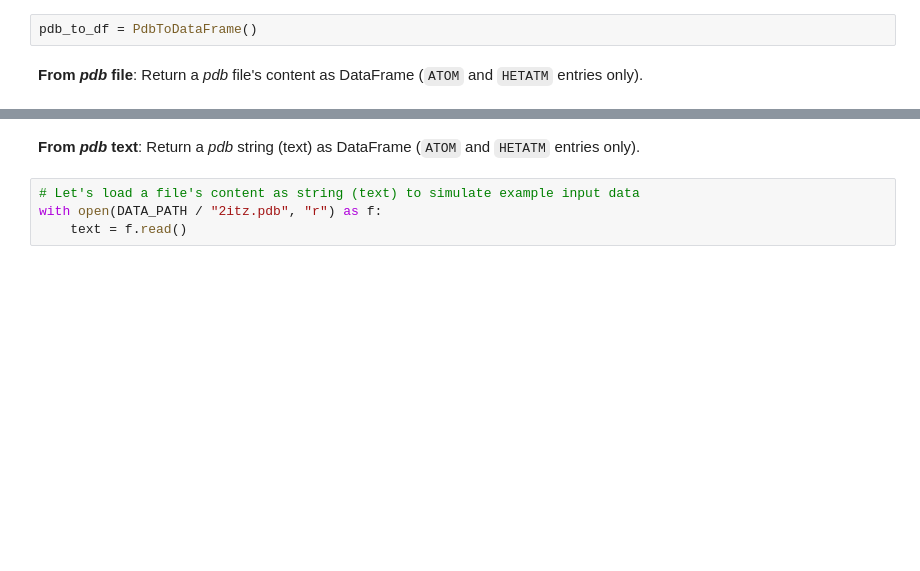
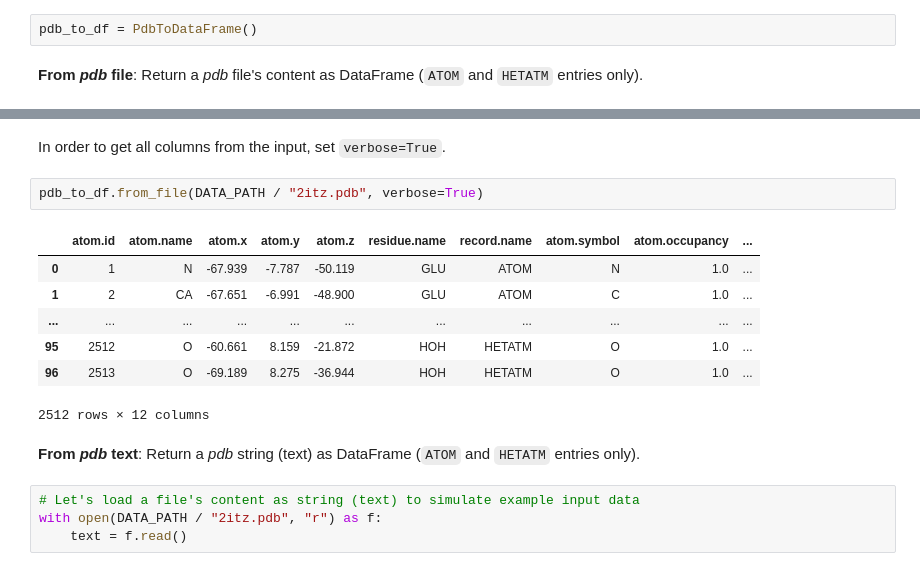
Before and after one commit to volkamerlab/opencadd, a Jupyter notebook: docs/tutorials/io.ipynb, the cells around one changed output, grey strips where cells are left out. Drawn from its saved outputs; the diff is of its cells as text; blank space fills up the shorter version.

```diff
--- a/docs/tutorials/io.ipynb
+++ b/docs/tutorials/io.ipynb
@@ -104,3 +133,15 @@ pdb_to_df.from_file(DATA_PATH / "2itz.pdb")
+# %% [markdown]
+In order to get all columns from the input, set `verbose=True`.
+# %%
+pdb_to_df.from_file(DATA_PATH / "2itz.pdb", verbose=True)
+# %% [output]
+|  | atom.id | atom.name | atom.x | atom.y | atom.z | residue.name | record.name | atom.symbol | atom.occupancy | ... |
+| 0 | 1 | N | -67.939 | -7.787 | -50.119 | GLU | ATOM | N | 1.0 | ... |
+| 1 | 2 | CA | -67.651 | -6.991 | -48.900 | GLU | ATOM | C | 1.0 | ... |
+| ... | ... | ... | ... | ... | ... | ... | ... | ... | ... | ... |
+| 95 | 2512 | O | -60.661 | 8.159 | -21.872 | HOH | HETATM | O | 1.0 | ... |
+| 96 | 2513 | O | -69.189 | 8.275 | -36.944 | HOH | HETATM | O | 1.0 | ... |
+2512 rows × 12 columns
 # %% [markdown]
 __From _pdb_ text__: Return a _pdb_ string (text) as DataFrame (`ATOM` and `HETATM` entries only).
 # %%
```
Also changed, not shown: parts of 13 cells of this notebook.
